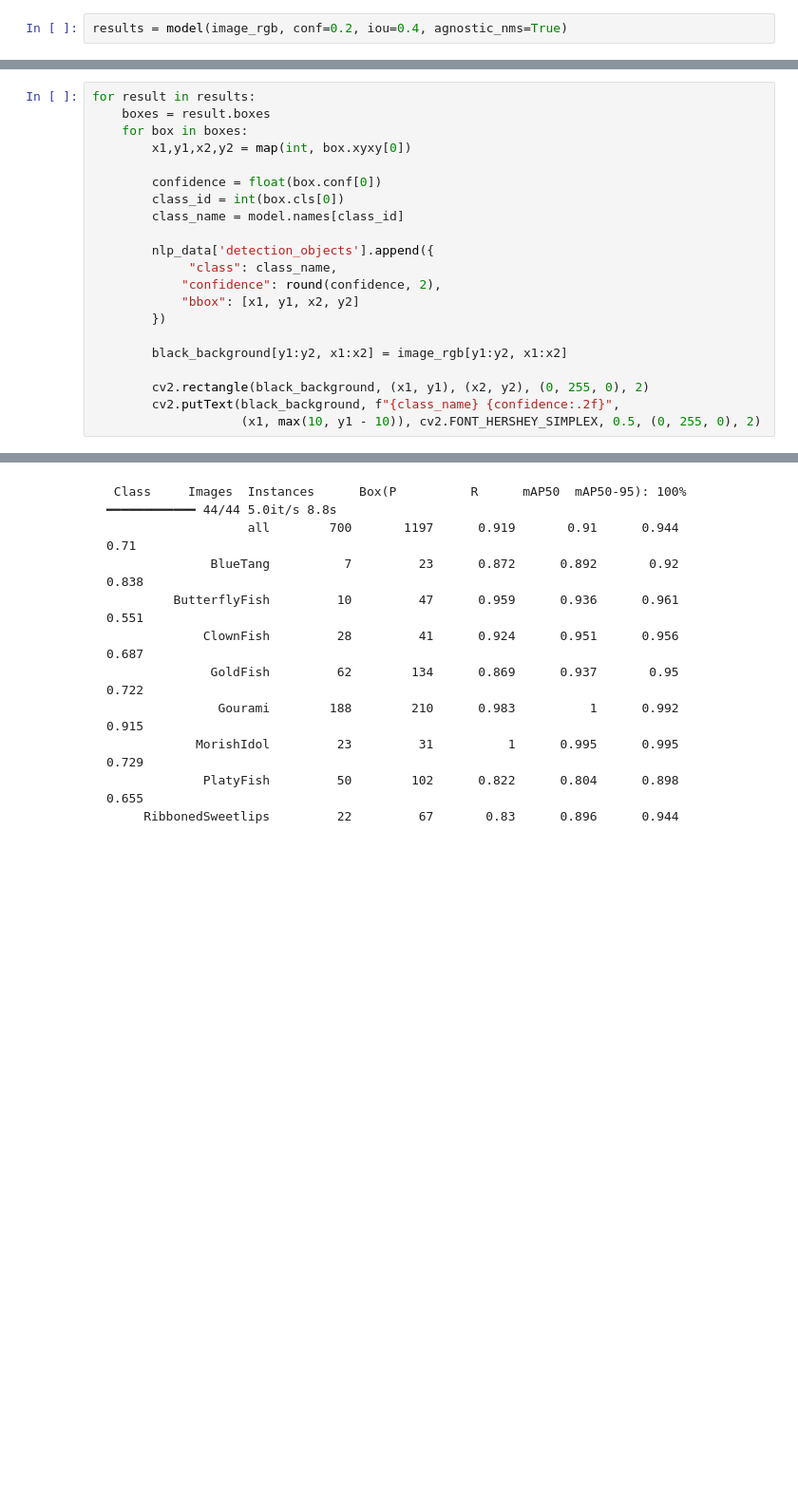
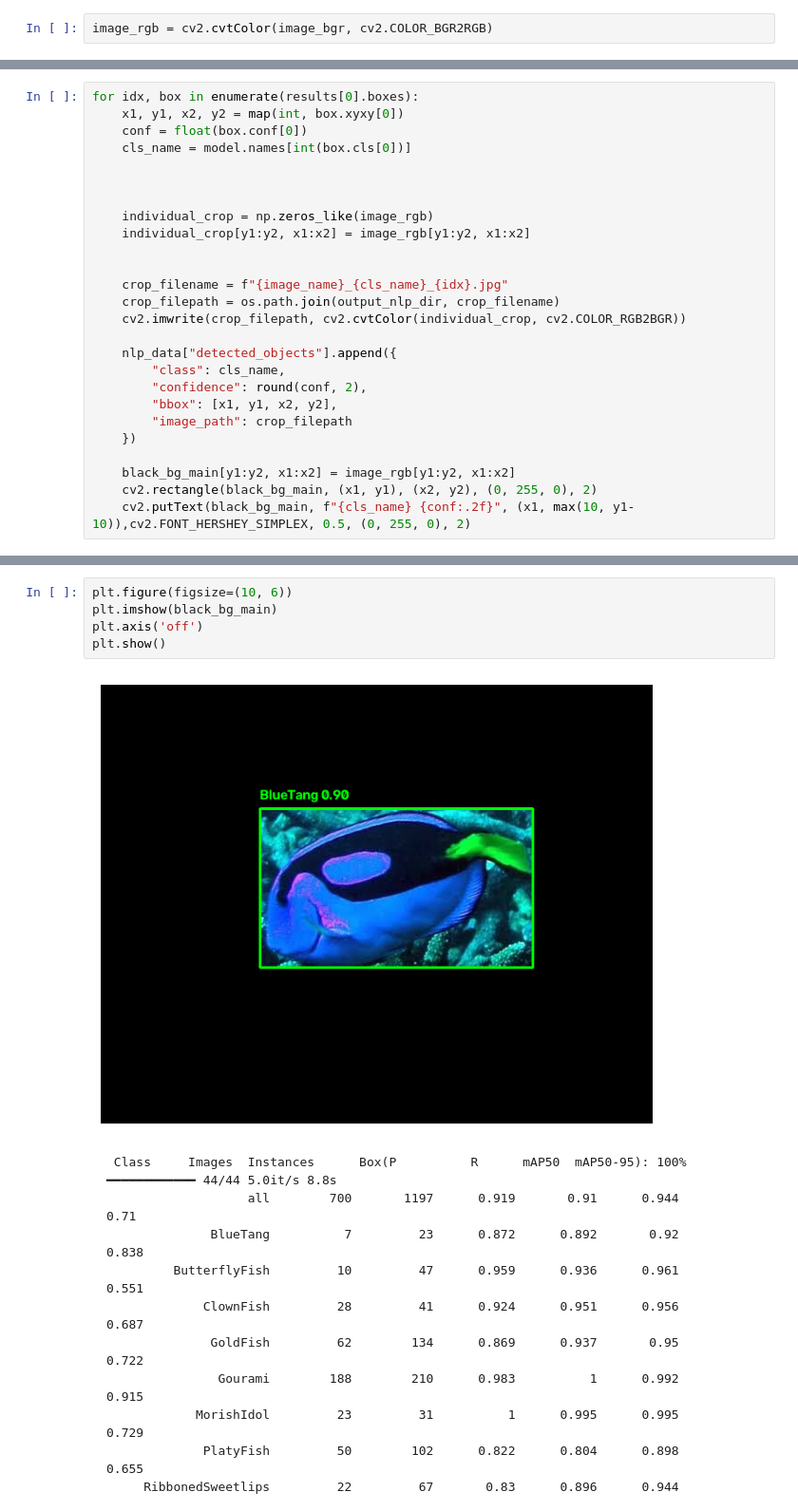
Before and after one commit to FilFilimono/Interactive-fish-study-system, a Jupyter notebook: cv/yolo-detection.ipynb, the cells around one changed output, grey strips where cells are left out. Shown at 95% size. Drawn from its saved outputs; the diff is of its cells as text; blank space fills up the shorter version.

````diff
--- a/cv/yolo-detection.ipynb
+++ b/cv/yolo-detection.ipynb
@@ -12,2 +27,2 @@ image_rgb = cv2.cvtColor(image, cv2.COLOR_BGR2RGB)
 # %%
-results = model(image_rgb, conf=0.2, iou=0.4, agnostic_nms=True)
+image_rgb = cv2.cvtColor(image_bgr, cv2.COLOR_BGR2RGB)
@@ -23,21 +34,26 @@ nlp_data = {
 # %%
-for result in results:
-    boxes = result.boxes
-    for box in boxes:
-        x1,y1,x2,y2 = map(int, box.xyxy[0])
+for idx, box in enumerate(results[0].boxes):
+    x1, y1, x2, y2 = map(int, box.xyxy[0])
+    conf = float(box.conf[0])
+    cls_name = model.names[int(box.cls[0])]
 
-        confidence = float(box.conf[0])
-        class_id = int(box.cls[0])
-        class_name = model.names[class_id]
 
-        nlp_data['detection_objects'].append({
-             "class": class_name,
-            "confidence": round(confidence, 2),
-            "bbox": [x1, y1, x2, y2]
-        })
 
-        black_background[y1:y2, x1:x2] = image_rgb[y1:y2, x1:x2]
+    individual_crop = np.zeros_like(image_rgb)
+    individual_crop[y1:y2, x1:x2] = image_rgb[y1:y2, x1:x2]
 
-        cv2.rectangle(black_background, (x1, y1), (x2, y2), (0, 255, 0), 2)
-        cv2.putText(black_background, f"{class_name} {confidence:.2f}",
-                    (x1, max(10, y1 - 10)), cv2.FONT_HERSHEY_SIMPLEX, 0.5, (0, 255, 0), 2)
+
+    crop_filename = f"{image_name}_{cls_name}_{idx}.jpg"
+    crop_filepath = os.path.join(output_nlp_dir, crop_filename)
+    cv2.imwrite(crop_filepath, cv2.cvtColor(individual_crop, cv2.COLOR_RGB2BGR))
+
+    nlp_data["detected_objects"].append({
+        "class": cls_name,
+        "confidence": round(conf, 2),
+        "bbox": [x1, y1, x2, y2],
+        "image_path": crop_filepath
+    })
+
+    black_bg_main[y1:y2, x1:x2] = image_rgb[y1:y2, x1:x2]
+    cv2.rectangle(black_bg_main, (x1, y1), (x2, y2), (0, 255, 0), 2)
+    cv2.putText(black_bg_main, f"{cls_name} {conf:.2f}", (x1, max(10, y1-10)),cv2.FONT_HERSHEY_SIMPLEX, 0.5, (0, 255, 0), 2)
@@ -58,3 +67,10 @@ print(nlp_data)
+# %%
+plt.figure(figsize=(10, 6))
+plt.imshow(black_bg_main)
+plt.axis('off')
+plt.show()
+# %% [output]
+[figure, added]
 # %% [markdown]
 ```
  Class     Images  Instances      Box(P          R      mAP50  mAP50-95): 100% ━━━━━━━━━━━━ 44/44 5.0it/s 8.8s
````
Also changed, not shown: parts of 13 cells of this notebook.
